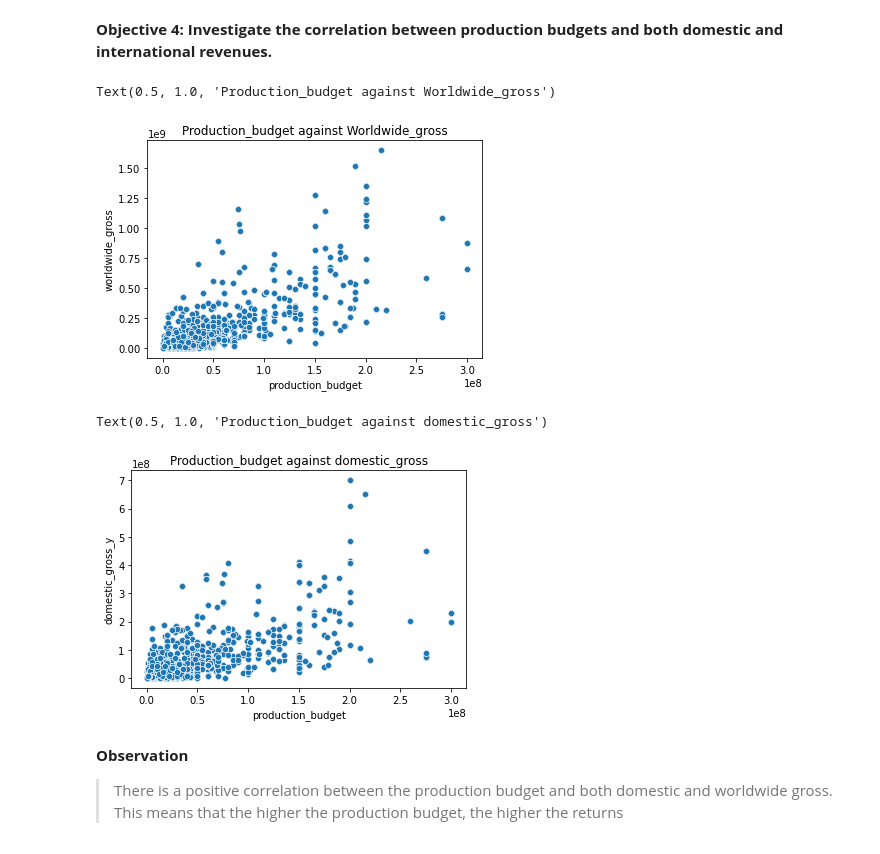
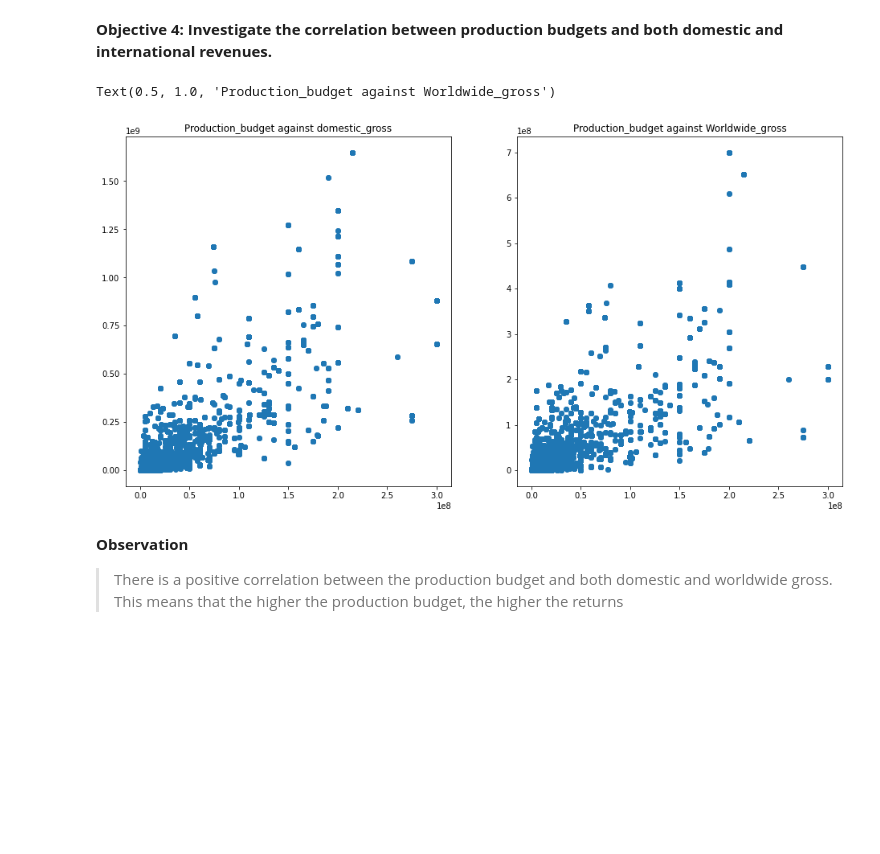
Before and after one commit to mikabenson/PHASE2_PROJECT-inferential-statistics-, a Jupyter notebook: notebooks/Franciscar.ipynb, the cells around one changed output. Cells and saved outputs as stored; diff of their text form; code cells hidden in the pictures; blank space fills up the shorter version.

```diff
--- a/notebooks/Franciscar.ipynb
+++ b/notebooks/Franciscar.ipynb
@@ -776,23 +814,22 @@ Text(0.5, 1.0, 'Number of Movies per Year')
 > The plot shows a trend with a ow production from 1967 to 2006 , followed by a sharp and sudden increase leading to a cluster of points that then start to spread and fluctuate more
 # %% [markdown]
 **Objective 4: Investigate the correlation between production budgets and both domestic and international revenues.**
-# %%
-# Scatterplot of production_budget and worldwide_gross
-sns.scatterplot(x=all_movies['production_budget'], y=all_movies['worldwide_gross'])
-# Title
-plt.title('Production_budget against Worldwide_gross')
-# %% [output]
-Text(0.5, 1.0, 'Production_budget against Worldwide_gross')
-[figure, removed]
-# %%
-# Scatterplot of production_budget and domestic_gross
-sns.scatterplot(x=all_movies['production_budget'], y=all_movies['domestic_gross_y'])
-
-# Title
-plt.title('Production_budget against domestic_gross')
-# %% [output]
-Text(0.5, 1.0, 'Production_budget against domestic_gross')
-[figure, removed]
+# %%
+# Plot the figure and axes
+fig, (ax1, ax2)=plt.subplots(1,2, figsize=(16,8))
+
+# Scatterplot of production_budget vs worldwide_gross
+ax1.scatter(x=all_movies['production_budget'], y=all_movies['worldwide_gross'])
+
+# Scatterplot of production_budget vs domestic_gross
+ax2.scatter(x=all_movies['production_budget'], y=all_movies['domestic_gross_y'])
+
+# Title
+ax1.set_title('Production_budget against domestic_gross')
+ax2.set_title('Production_budget against Worldwide_gross')
+# %% [output]
+Text(0.5, 1.0, 'Production_budget against Worldwide_gross')
+[figure, added]
 # %% [markdown]
 **Observation**
 > There is a positive correlation between the production budget and both domestic and worldwide gross. This means that the higher the production budget, the higher the returns
```
Also changed, not shown: parts of 16 cells of this notebook, 2 other files.
